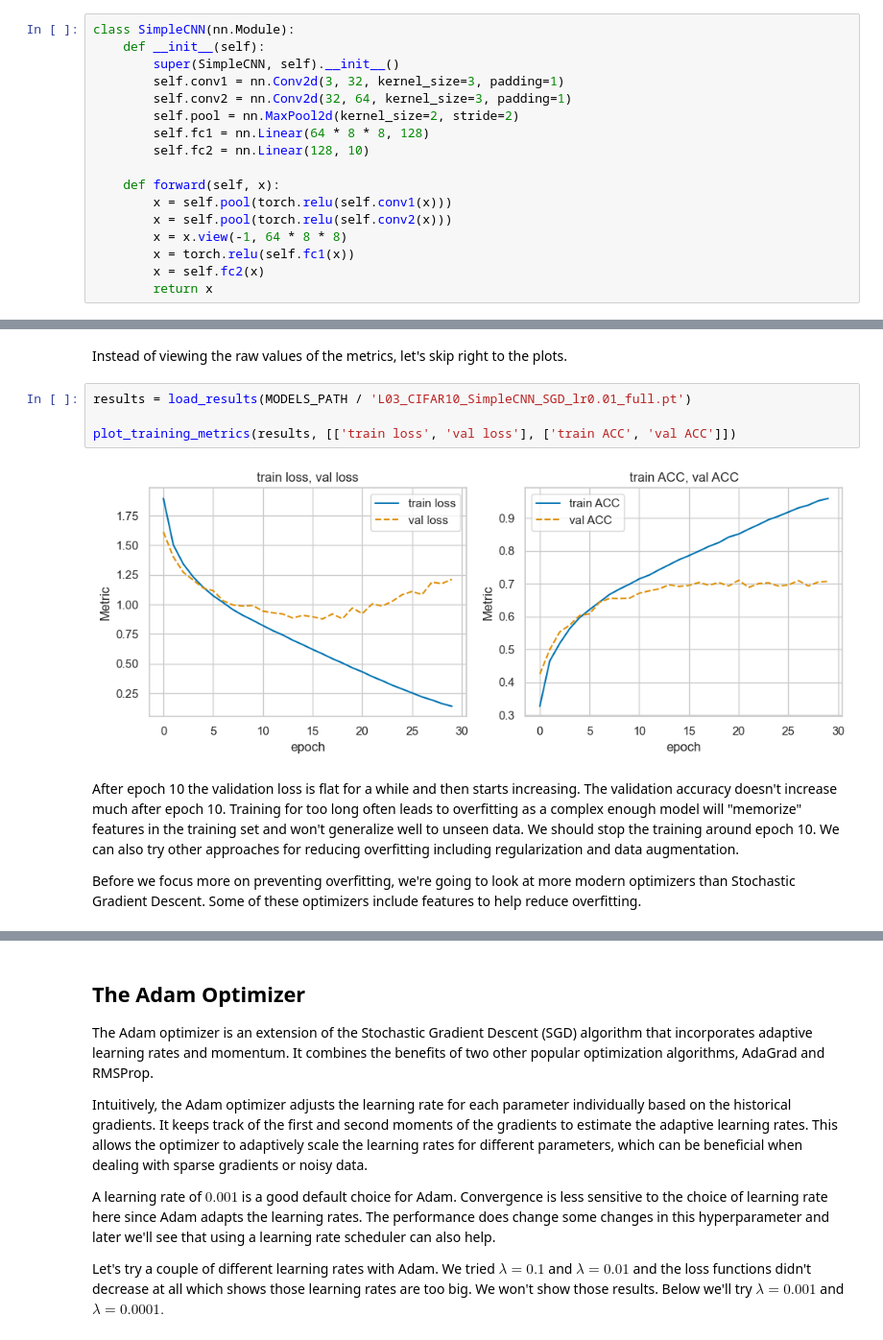
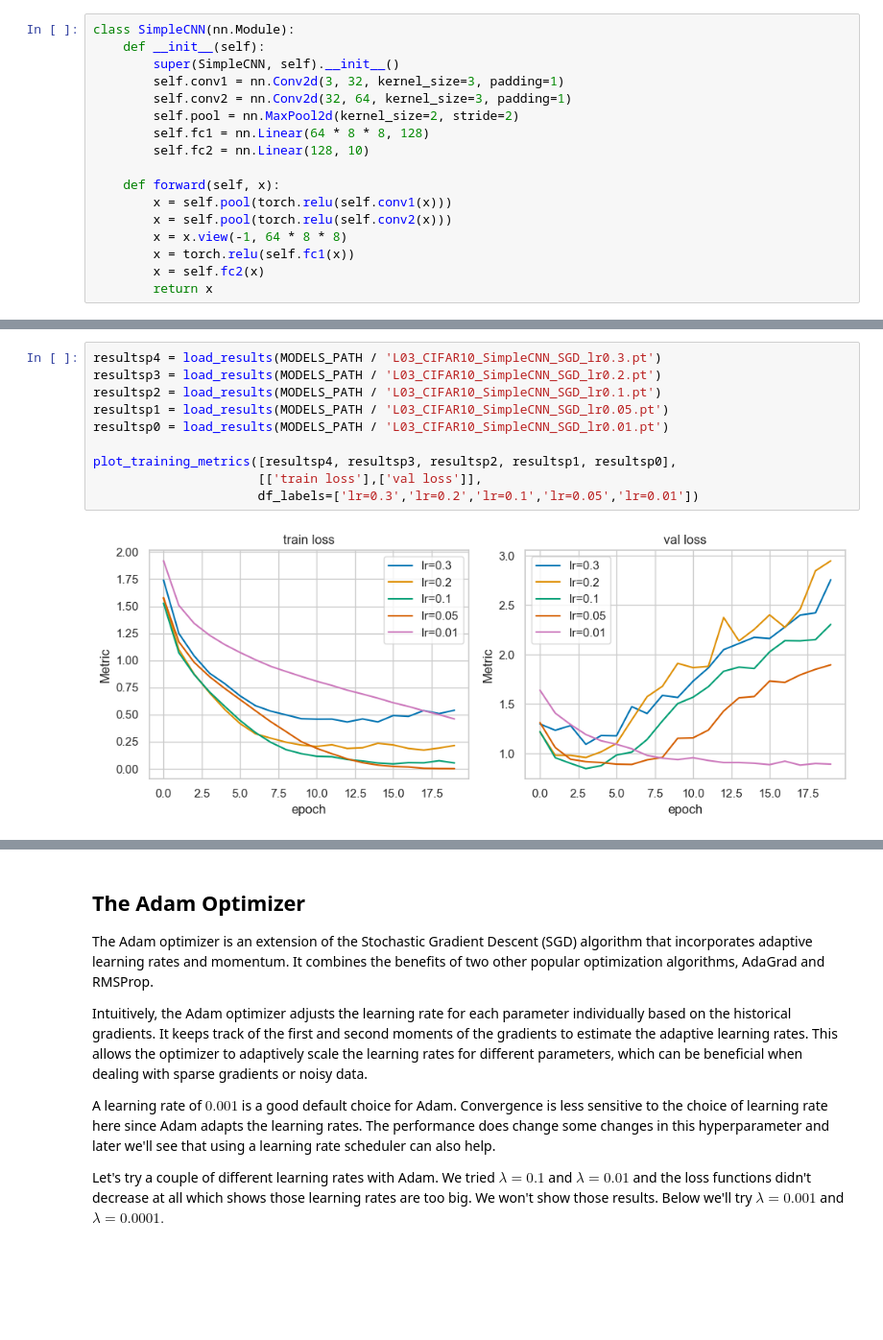
Before and after one commit to nkoranda97/DS776, a Jupyter notebook: Lesson_03_Better_Training/L03_1_Optimizers_with_CIFAR10.ipynb, the cells around one changed output, grey strips where cells are left out. Shown at 96% size. Saved outputs shown, nothing was run; the diff lists cells and outputs as text; blank space fills up the shorter version.

```diff
--- a/Lesson_03_Better_Training/L03_1_Optimizers_with_CIFAR10.ipynb
+++ b/Lesson_03_Better_Training/L03_1_Optimizers_with_CIFAR10.ipynb
@@ -265,12 +213,12 @@ cuda
-# %% [markdown]
-Instead of viewing the raw values of the metrics, let's skip right to the plots.
-# %%
-results = load_results(MODELS_PATH / 'L03_CIFAR10_SimpleCNN_SGD_lr0.01_full.pt')
-
-plot_training_metrics(results, [['train loss', 'val loss'], ['train ACC', 'val ACC']])
-# %% [output]
-[figure, removed]
-# %% [markdown]
-After epoch 10 the validation loss is flat for a while and then starts increasing.  The validation accuracy doesn't increase much after epoch 10.  Training for too long often leads to overfitting as a complex enough model will "memorize" features in the training set and won't generalize well to unseen data.  We should stop the training around epoch 10.  We can also try other approaches for reducing overfitting including regularization and data augmentation.
-
-Before we focus more on preventing overfitting, we're going to look at more modern optimizers than Stochastic Gradient Descent.  Some of these optimizers include features to help reduce overfitting.
+# %%
+resultsp4 = load_results(MODELS_PATH / 'L03_CIFAR10_SimpleCNN_SGD_lr0.3.pt')
+resultsp3 = load_results(MODELS_PATH / 'L03_CIFAR10_SimpleCNN_SGD_lr0.2.pt')
+resultsp2 = load_results(MODELS_PATH / 'L03_CIFAR10_SimpleCNN_SGD_lr0.1.pt')
+resultsp1 = load_results(MODELS_PATH / 'L03_CIFAR10_SimpleCNN_SGD_lr0.05.pt')
+resultsp0 = load_results(MODELS_PATH / 'L03_CIFAR10_SimpleCNN_SGD_lr0.01.pt')
+
+plot_training_metrics([resultsp4, resultsp3, resultsp2, resultsp1, resultsp0],
+                      [['train loss'],['val loss']],
+                      df_labels=['lr=0.3','lr=0.2','lr=0.1','lr=0.05','lr=0.01'])
+# %% [output]
+[figure, added]
```
Also changed, not shown: parts of 11 cells of this notebook, 12 other files.
